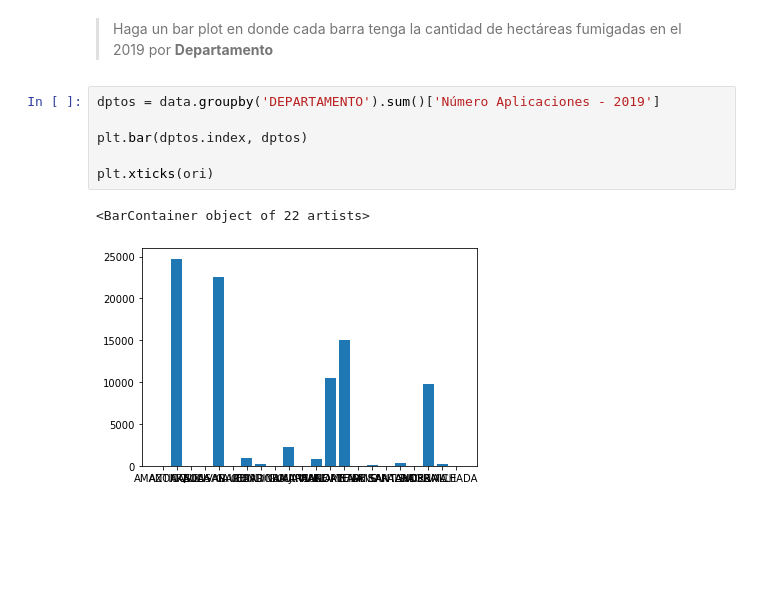
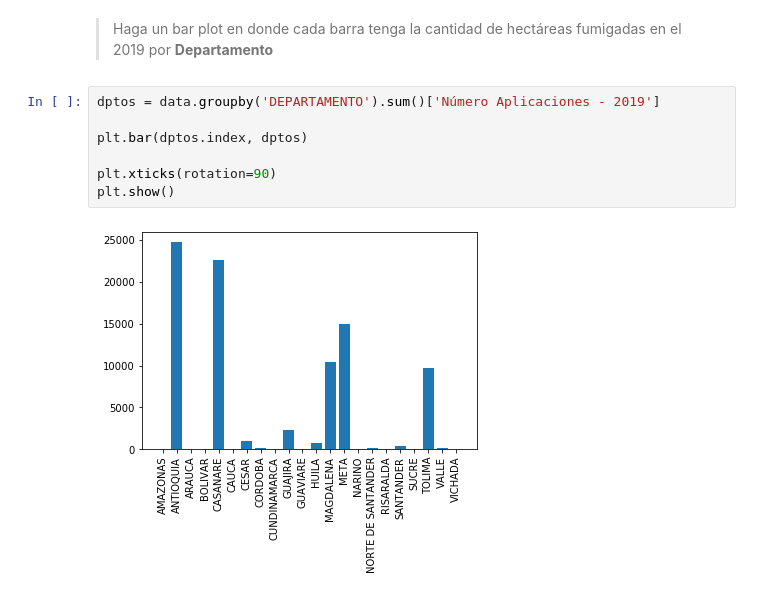
Before and after one commit to el-uniandino/periodismo_datos_101, a Jupyter notebook: mod1/mod_1_Domingo-Respuestas.ipynb, the cells around one changed output. Saved outputs shown, nothing was run; the diff lists cells and outputs as text; blank space fills up the shorter version.

```diff
--- a/mod1/mod_1_Domingo-Respuestas.ipynb
+++ b/mod1/mod_1_Domingo-Respuestas.ipynb
@@ -219,9 +219,9 @@ Index(['ACACIAS', 'AGUACHICA', 'AGUAZUL', 'AGUSTIN CODAZZI', 'ALBAN',
 # %%
 dptos = data.groupby('DEPARTAMENTO').sum()['Número Aplicaciones - 2019']
 
 plt.bar(dptos.index, dptos)
 
-plt.xticks(ori)
+plt.xticks(rotation=90)
+plt.show()
 # %% [output]
-<BarContainer object of 22 artists>
-[figure, old version]
+[figure, new version]
```
Also changed, not shown: parts of 2 cells of this notebook.
